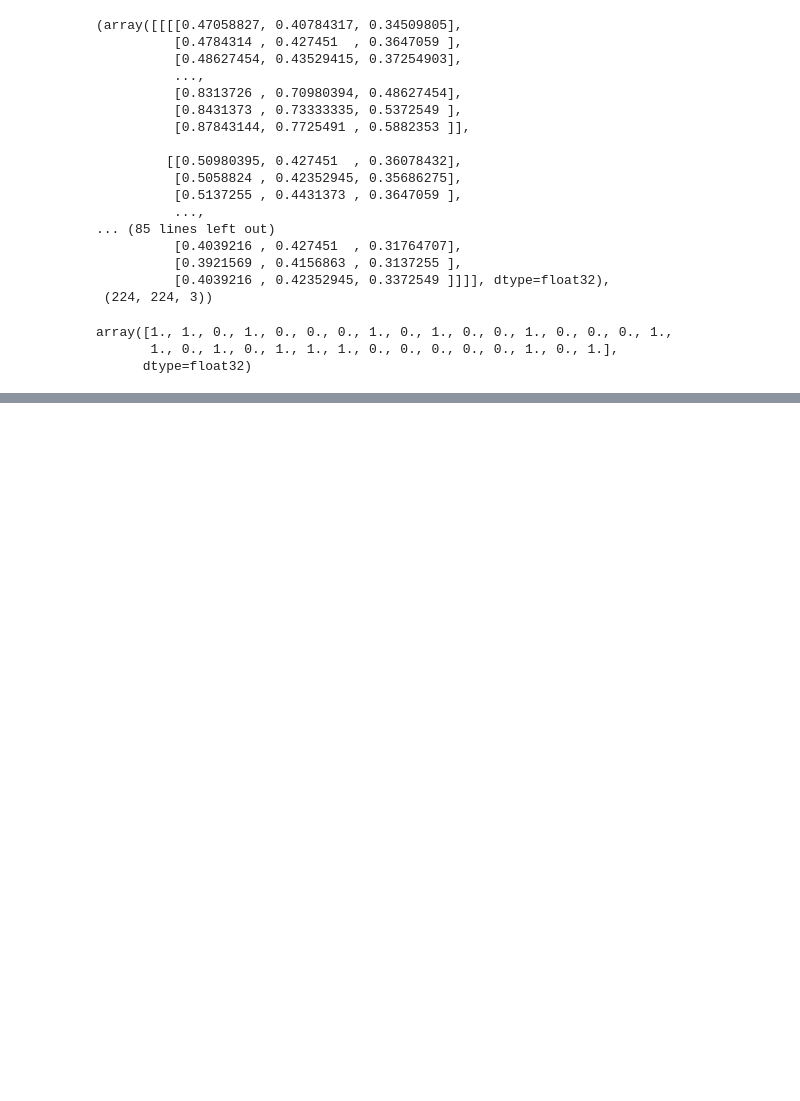
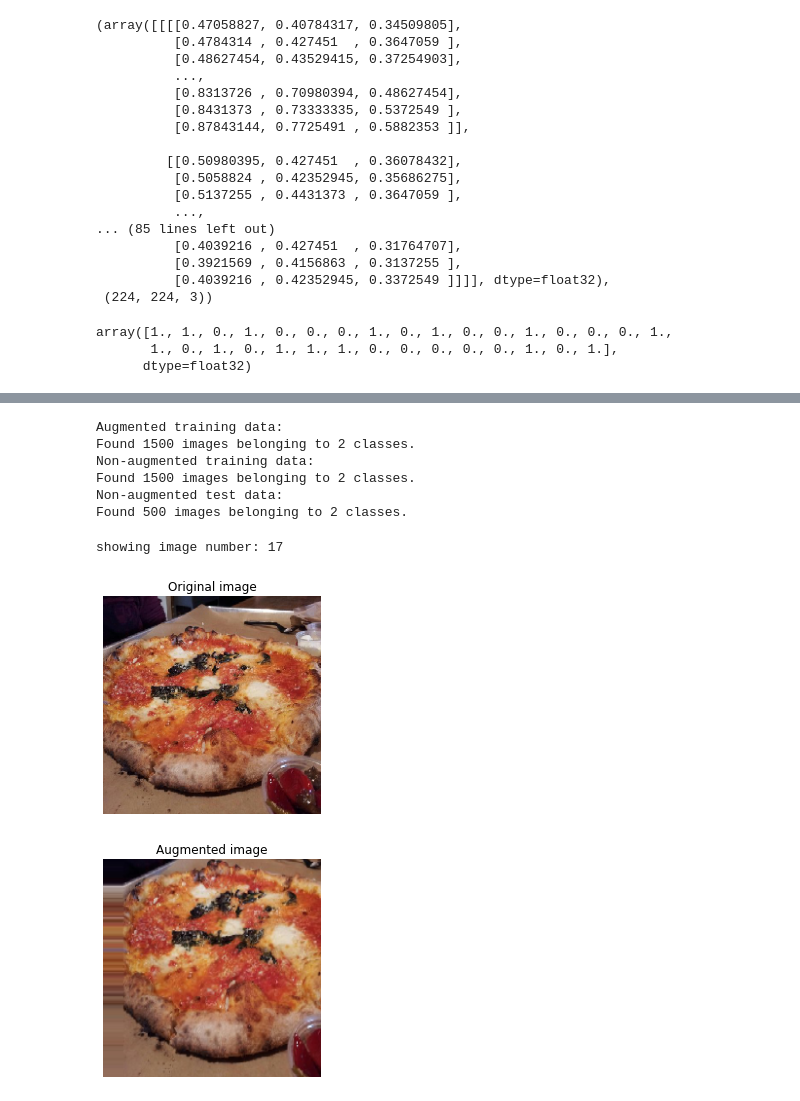
Before and after one commit to prachuryanath/TF-Learning, a Jupyter notebook: 03_convolutional_neural_networks_in_tensorflow.ipynb, the cells around one changed output, grey strips where cells are left out. Saved outputs shown, nothing was run; the diff lists cells and outputs as text; code cells hidden in the pictures; blank space fills up the shorter version.

```diff
--- a/03_convolutional_neural_networks_in_tensorflow.ipynb
+++ b/03_convolutional_neural_networks_in_tensorflow.ipynb
@@ -454,0 +685,51 @@ array([1., 1., 0., 1., 0., 0., 0., 1., 0., 1., 0., 0., 1., 0., 0., 0., 1.,
+# %%
+# Import data and augment it from training directory
+print("Augmented training data:")
+train_data_augmented = train_datagen_augmented.flow_from_directory(train_dir,
+                                                                   target_size=(224, 224),
+                                                                   batch_size=32,
+                                                                   class_mode="binary",
+                                                                   shuffle=False) # for demonstration purposes only
+
+# Create non-augmented train data batches
+print("Non-augmented training data:")
+train_data = train_datagen.flow_from_directory(train_dir,
+                                               target_size=(224, 224),
+                                               batch_size=32,
+                                               class_mode="binary",
+                                               shuffle=False)
+
+IMG_SIZE = (224, 224)
+# Create non-augmented test data batches
+print("Non-augmented test data:")
+test_data = test_datagen.flow_from_directory(test_dir,
+                                             target_size=IMG_SIZE,
+                                             batch_size=32,
+                                             class_mode="binary")
+# %% [output]
+Augmented training data:
+Found 1500 images belonging to 2 classes.
+Non-augmented training data:
+Found 1500 images belonging to 2 classes.
+Non-augmented test data:
+Found 500 images belonging to 2 classes.
+# %%
+# Get sample data batches
+images, labels = train_data.next()
+augmented_images, augmented_labels = train_data_augmented.next() # note: labels aren't augmented... only data (images)
+# %%
+# Show original image and augmented image
+import random
+random_number = random.randint(0, 32) # our batch sizes are 32...
+print(f"showing image number: {random_number}")
+plt.imshow(images[random_number])
+plt.title(f"Original image")
+plt.axis(False)
+plt.figure()
+plt.imshow(augmented_images[random_number])
+plt.title(f"Augmented image")
+plt.axis(False);
+# %% [output]
+showing image number: 17
+[figure, added]
+[figure, added]
```
Also changed, not shown: parts of 32 cells of this notebook.
